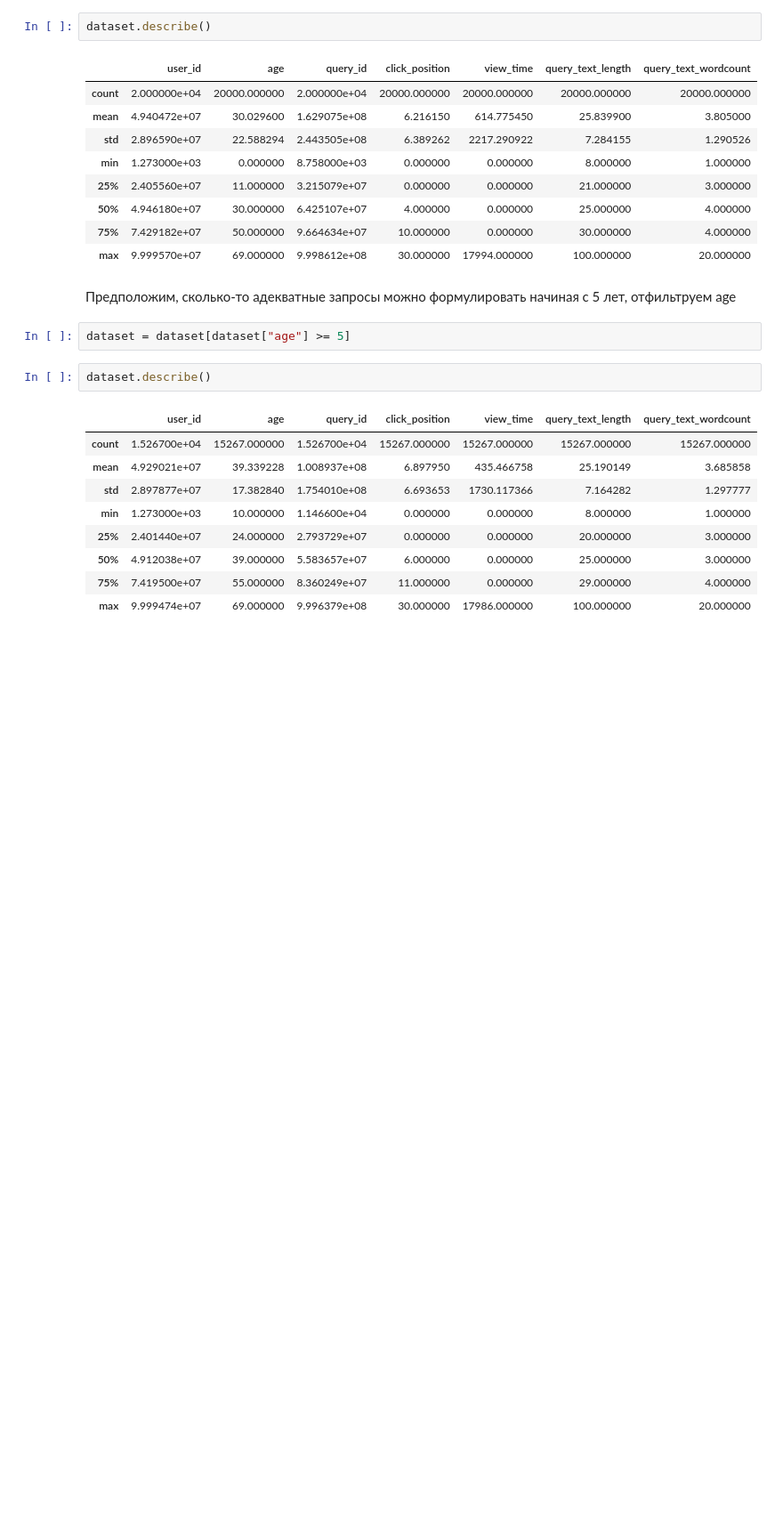
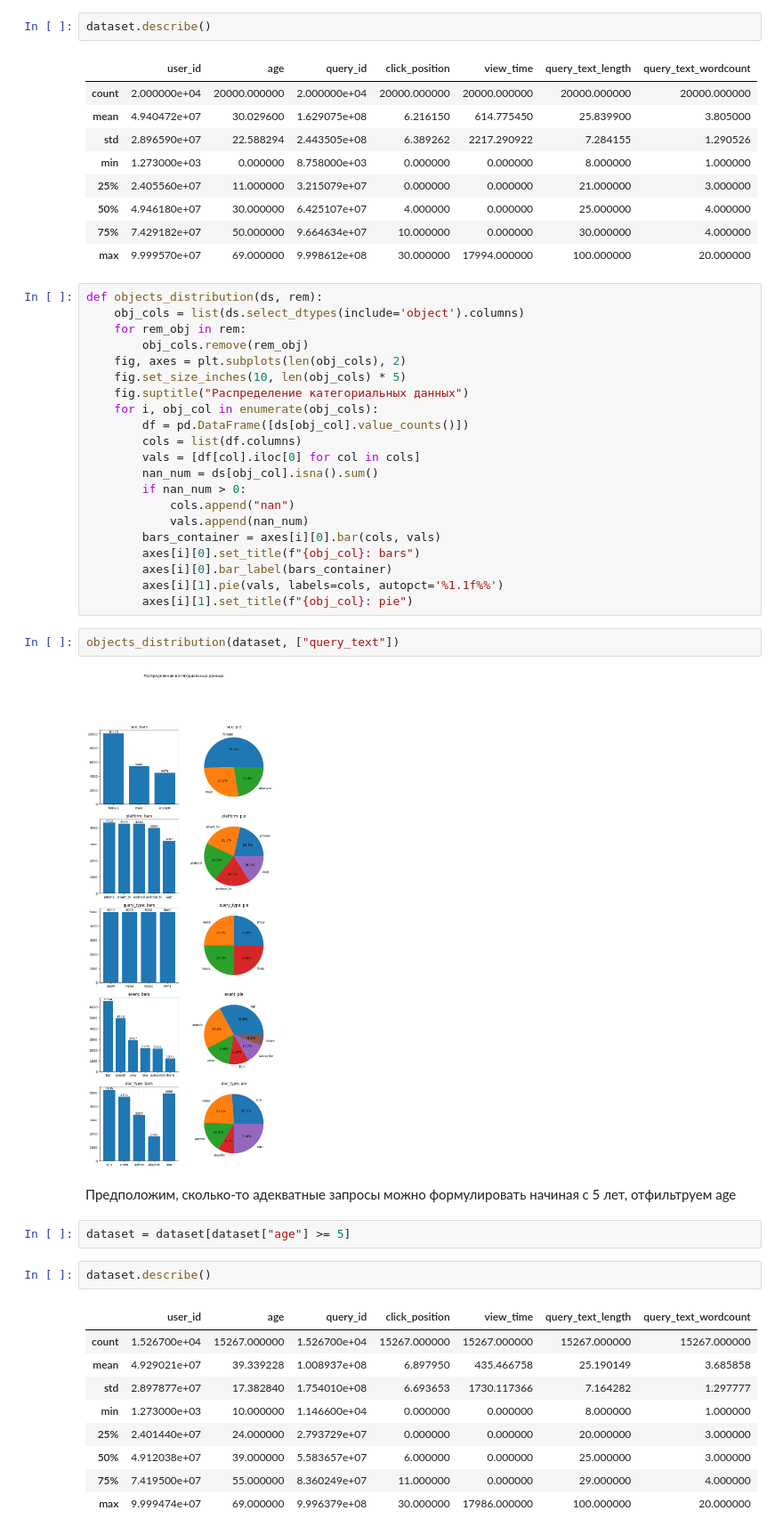
Before and after one commit to jian-shi1/vk-product-analyst-intern-test-task, a Jupyter notebook: task3_vitalii_antipovich.ipynb, the cells around one changed output. Shown at 89% size. Saved outputs shown, nothing was run; the diff lists cells and outputs as text; blank space fills up the shorter version.

```diff
--- a/task3_vitalii_antipovich.ipynb
+++ b/task3_vitalii_antipovich.ipynb
@@ -49,6 +60,31 @@ dataset.describe()
 | 50% | 4.946180e+07 | 30.000000 | 6.425107e+07 | 4.000000 | 0.000000 | 25.000000 | 4.000000 |
 | 75% | 7.429182e+07 | 50.000000 | 9.664634e+07 | 10.000000 | 0.000000 | 30.000000 | 4.000000 |
 | max | 9.999570e+07 | 69.000000 | 9.998612e+08 | 30.000000 | 17994.000000 | 100.000000 | 20.000000 |
+# %%
+def objects_distribution(ds, rem):
+    obj_cols = list(ds.select_dtypes(include='object').columns)
+    for rem_obj in rem:
+        obj_cols.remove(rem_obj)
+    fig, axes = plt.subplots(len(obj_cols), 2)
+    fig.set_size_inches(10, len(obj_cols) * 5)
+    fig.suptitle("Распределение категориальных данных")
+    for i, obj_col in enumerate(obj_cols):
+        df = pd.DataFrame([ds[obj_col].value_counts()])
+        cols = list(df.columns)
+        vals = [df[col].iloc[0] for col in cols]
+        nan_num = ds[obj_col].isna().sum()
+        if nan_num > 0:
+            cols.append("nan")
+            vals.append(nan_num)
+        bars_container = axes[i][0].bar(cols, vals)
+        axes[i][0].set_title(f"{obj_col}: bars")
+        axes[i][0].bar_label(bars_container)
+        axes[i][1].pie(vals, labels=cols, autopct='%1.1f%%')
+        axes[i][1].set_title(f"{obj_col}: pie")
+# %%
+objects_distribution(dataset, ["query_text"])
+# %% [output]
+[figure, added]
 # %% [markdown]
 Предположим, сколько-то адекватные запросы можно формулировать начиная с 5 лет, отфильтруем age
 # %%
```
Also changed, not shown: parts of 105 cells of this notebook, 1 other file.
